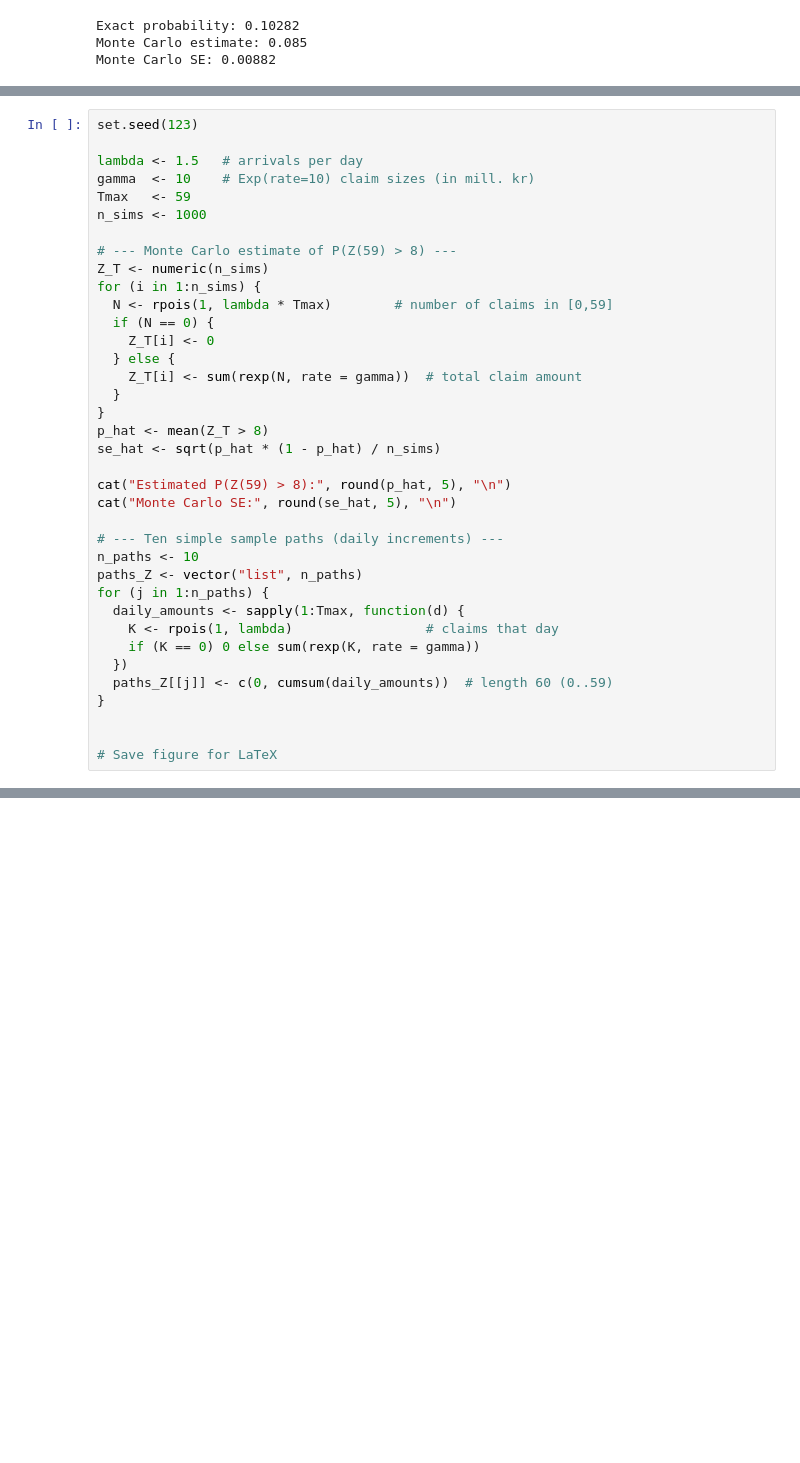
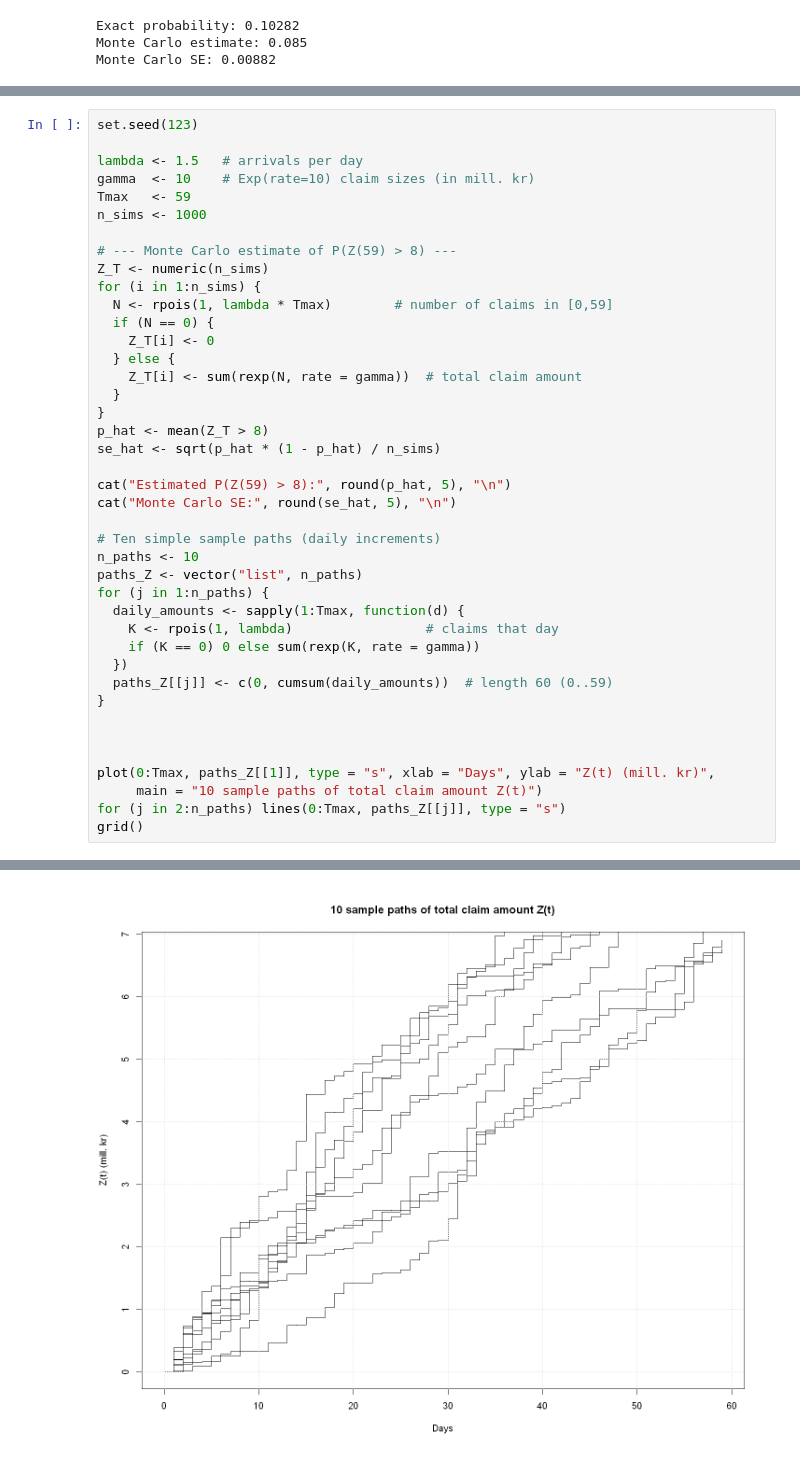
Before and after one commit to mirkovicdev/stokmod, a Jupyter notebook: TMA4265_project_1.ipynb, the cells around one changed output, grey strips where cells are left out. Cells and saved outputs as stored; diff of their text form; blank space fills up the shorter version.

```diff
--- a/TMA4265_project_1.ipynb
+++ b/TMA4265_project_1.ipynb
@@ -333,32 +335,37 @@ n_sims <- 1000
 # --- Monte Carlo estimate of P(Z(59) > 8) ---
 Z_T <- numeric(n_sims)
 for (i in 1:n_sims) {
   N <- rpois(1, lambda * Tmax)        # number of claims in [0,59]
   if (N == 0) {
     Z_T[i] <- 0
   } else {
     Z_T[i] <- sum(rexp(N, rate = gamma))  # total claim amount
   }
 }
 p_hat <- mean(Z_T > 8)
 se_hat <- sqrt(p_hat * (1 - p_hat) / n_sims)
 
 cat("Estimated P(Z(59) > 8):", round(p_hat, 5), "\n")
 cat("Monte Carlo SE:", round(se_hat, 5), "\n")
 
-# --- Ten simple sample paths (daily increments) ---
+# Ten simple sample paths (daily increments)
 n_paths <- 10
 paths_Z <- vector("list", n_paths)
 for (j in 1:n_paths) {
   daily_amounts <- sapply(1:Tmax, function(d) {
     K <- rpois(1, lambda)                 # claims that day
     if (K == 0) 0 else sum(rexp(K, rate = gamma))
   })
   paths_Z[[j]] <- c(0, cumsum(daily_amounts))  # length 60 (0..59)
 }
 
 
-# Save figure for LaTeX
+
+plot(0:Tmax, paths_Z[[1]], type = "s", xlab = "Days", ylab = "Z(t) (mill. kr)",
+     main = "10 sample paths of total claim amount Z(t)")
+for (j in 2:n_paths) lines(0:Tmax, paths_Z[[j]], type = "s")
+grid()
 # %% [output]
 Estimated P(Z(59) > 8): 0.717
 Monte Carlo SE: 0.01424
+[figure, added]
```
Also changed, not shown: parts of 3 cells of this notebook, 1 other file.
